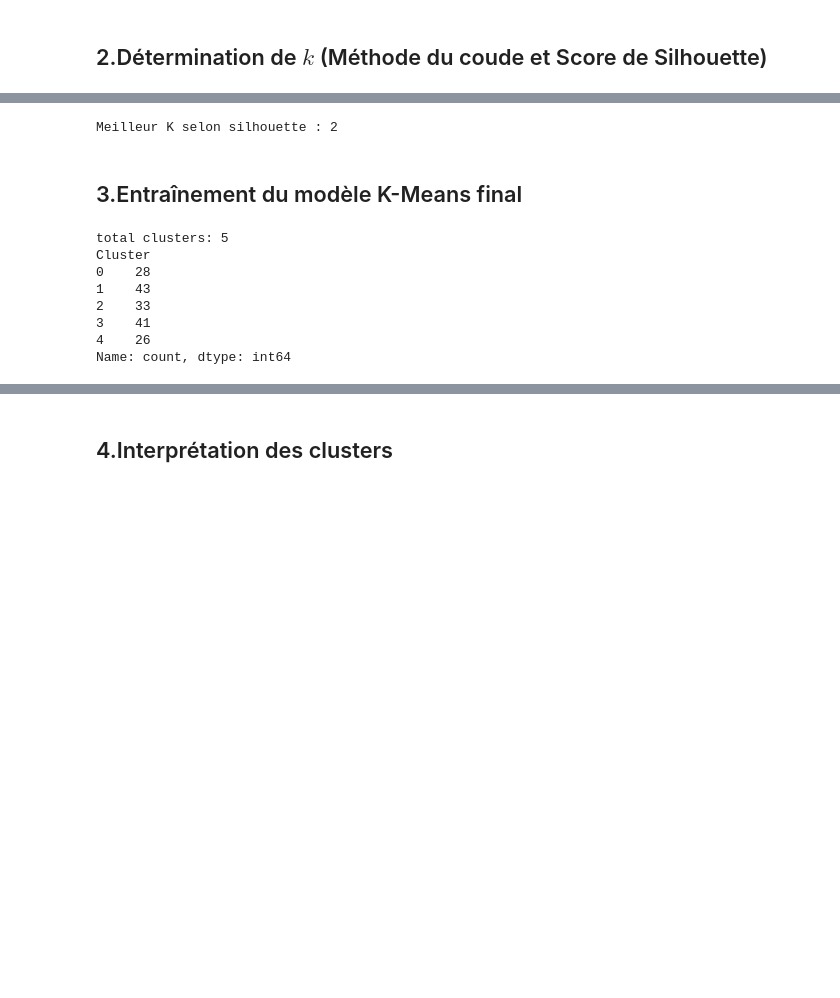
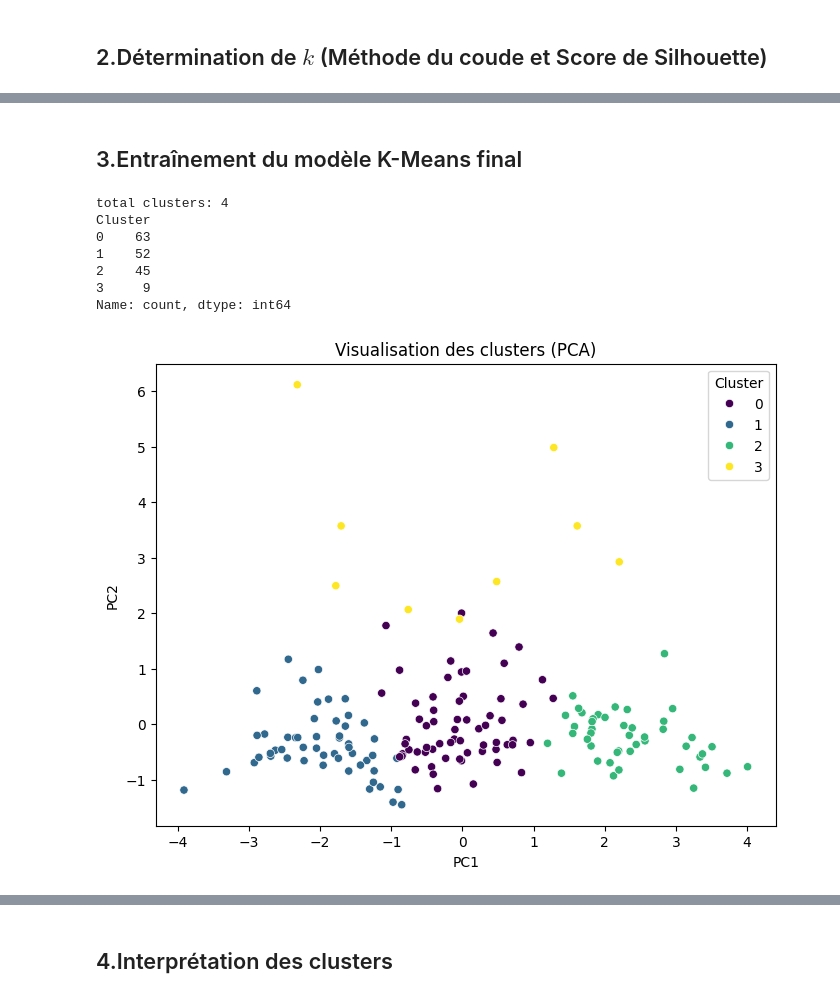
Before and after one commit to XiaoqingGdc/FAO_food_analysis, a Jupyter notebook: FAO_datalab_clustering.ipynb, the cells around one changed output, grey strips where cells are left out. Saved outputs shown, nothing was run; the diff lists cells and outputs as text; code cells hidden in the pictures; blank space fills up the shorter version.

```diff
--- a/FAO_datalab_clustering.ipynb
+++ b/FAO_datalab_clustering.ipynb
@@ -90,21 +96,30 @@ plt.show()
-# %%
-print(f"\nMeilleur K selon silhouette : {list(K_range)[silhouettes.index(max(silhouettes))]}")
-# %% [output]
-Meilleur K selon silhouette : 2
 # %% [markdown]
 ## 3.Entraînement du modèle K-Means final
 # %%
-kmeans_final = KMeans(n_clusters=5, random_state=42, n_init=10)
-df['Cluster'] = kmeans_final.fit_predict(X_coude_scaled)
-print(f'total clusters: {len(df['Cluster'].unique())}')
-print(df['Cluster'].value_counts().sort_index())
+n_c = 4
+kmeans_final = KMeans(n_clusters=n_c, random_state=42, n_init=10)
+df_clustering['Cluster'] = kmeans_final.fit_predict(X_coude_scaled)
+
+print(f"total clusters: {df_clustering['Cluster'].nunique()}")
+print(df_clustering['Cluster'].value_counts().sort_index())
 # %% [output]
-total clusters: 5
+total clusters: 4
 Cluster
-0    28
-1    43
-2    33
-3    41
-4    26
+0    63
+1    52
+2    45
+3     9
 Name: count, dtype: int64
+# %%
+pca = PCA(n_components=2)
+X_pca = pca.fit_transform(X_coude_scaled)
+df_clustering['PC1'] = X_pca[:, 0]
+df_clustering['PC2'] = X_pca[:, 1]
+
+plt.figure(figsize=(8, 6))
+sns.scatterplot(data=df_clustering, x='PC1', y='PC2', hue='Cluster', palette='viridis')
+plt.title("Visualisation des clusters (PCA)")
+plt.show()
+# %% [output]
+[figure, added]
 # %%
```
Also changed, not shown: parts of 11 cells of this notebook.
